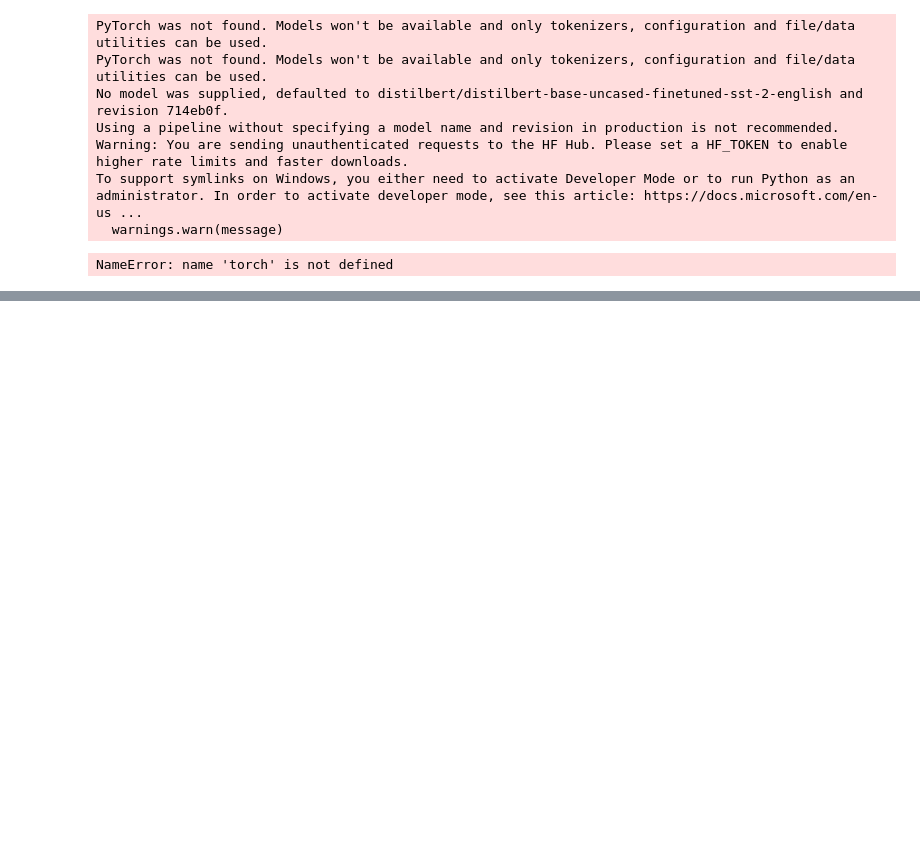
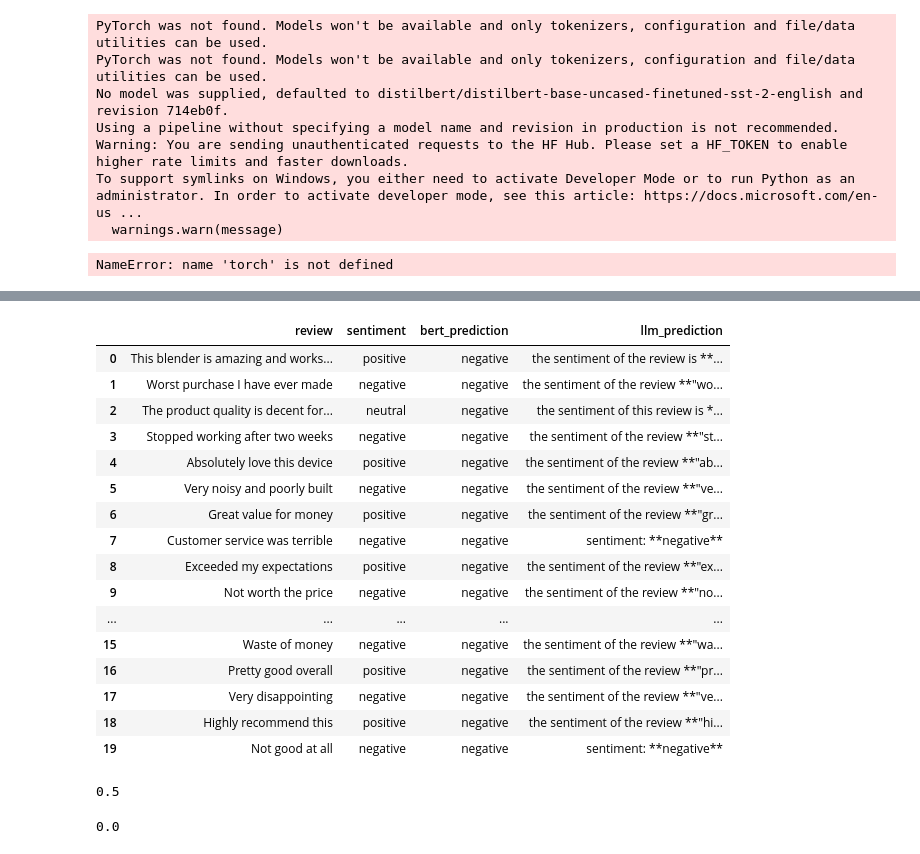
Before and after one commit to CodeByKiran/LLM_engineering, a Jupyter notebook: notebooks/nlp_tasks.ipynb, the cells around one changed output, grey strips where cells are left out. Saved outputs shown, nothing was run; the diff lists cells and outputs as text; code cells hidden in the pictures; blank space fills up the shorter version.

Commit message:
Added LLM vs BERT vs Ground Truth Comparision Table

```diff
--- a/notebooks/nlp_tasks.ipynb
+++ b/notebooks/nlp_tasks.ipynb
@@ -323,0 +402,59 @@ NameError: name 'torch' is not defined
+# %%
+df["bert_prediction"] = df["review"].apply(get_sentiment)
+# %%
+
+from mistralai import Mistral
+from dotenv import load_dotenv
+import os
+
+# Load .env variables
+load_dotenv()
+
+# Read API key
+api_key = os.getenv("MISTRAL_API_KEY")
+
+# Initialize client
+client = Mistral(api_key=api_key)
+
+
+def llm_predict(review):
+
+    prompt = f"""
+    Classify the sentiment of this review as
+    positive, negative, or neutral.
+
+    Review: {review}
+
+    Sentiment:
+    """
+
+    response = client.chat.complete(
+        model="mistral-large-latest",
+        messages=[{"role":"user","content":prompt}]
+    )
+
+    sentiment = response.choices[0].message.content.strip().lower()
+
+    return sentiment
+# %%
+df["llm_prediction"] = df["review"].apply(llm_predict)
+# %%
+df
+# %% [output]
+|  | review | sentiment | bert_prediction | llm_prediction |
+| 0 | This blender is amazing and works... | positive | negative | the sentiment of the review is **... |
+| 1 | Worst purchase I have ever made | negative | negative | the sentiment of the review **"wo... |
+| 2 | The product quality is decent for... | neutral | negative | the sentiment of this review is *... |
+| 3 | Stopped working after two weeks | negative | negative | the sentiment of the review **"st... |
+| 4 | Absolutely love this device | positive | negative | the sentiment of the review **"ab... |
+| 5 | Very noisy and poorly built | negative | negative | the sentiment of the review **"ve... |
+| 6 | Great value for money | positive | negative | the sentiment of the review **"gr... |
+| 7 | Customer service was terrible | negative | negative | sentiment: **negative** |
+| 8 | Exceeded my expectations | positive | negative | the sentiment of the review **"ex... |
+| 9 | Not worth the price | negative | negative | the sentiment of the review **"no... |
+| ... | ... | ... | ... | ... |
+| 15 | Waste of money | negative | negative | the sentiment of the review **"wa... |
+| 16 | Pretty good overall | positive | negative | the sentiment of the review **"pr... |
+| 17 | Very disappointing | negative | negative | the sentiment of the review **"ve... |
+| 18 | Highly recommend this | positive | negative | the sentiment of the review **"hi... |
+| 19 | Not good at all | negative | negative | sentiment: **negative** |
@@ -323,0 +463,8 @@ NameError: name 'torch' is not defined
+# %%
+accuracy_score(df["sentiment"], df["bert_prediction"])
+# %% [output]
+0.5
+# %%
+accuracy_score(df["sentiment"], df["llm_prediction"])
+# %% [output]
+0.0
```
Also changed, not shown: parts of 20 cells of this notebook, 1 other file.
